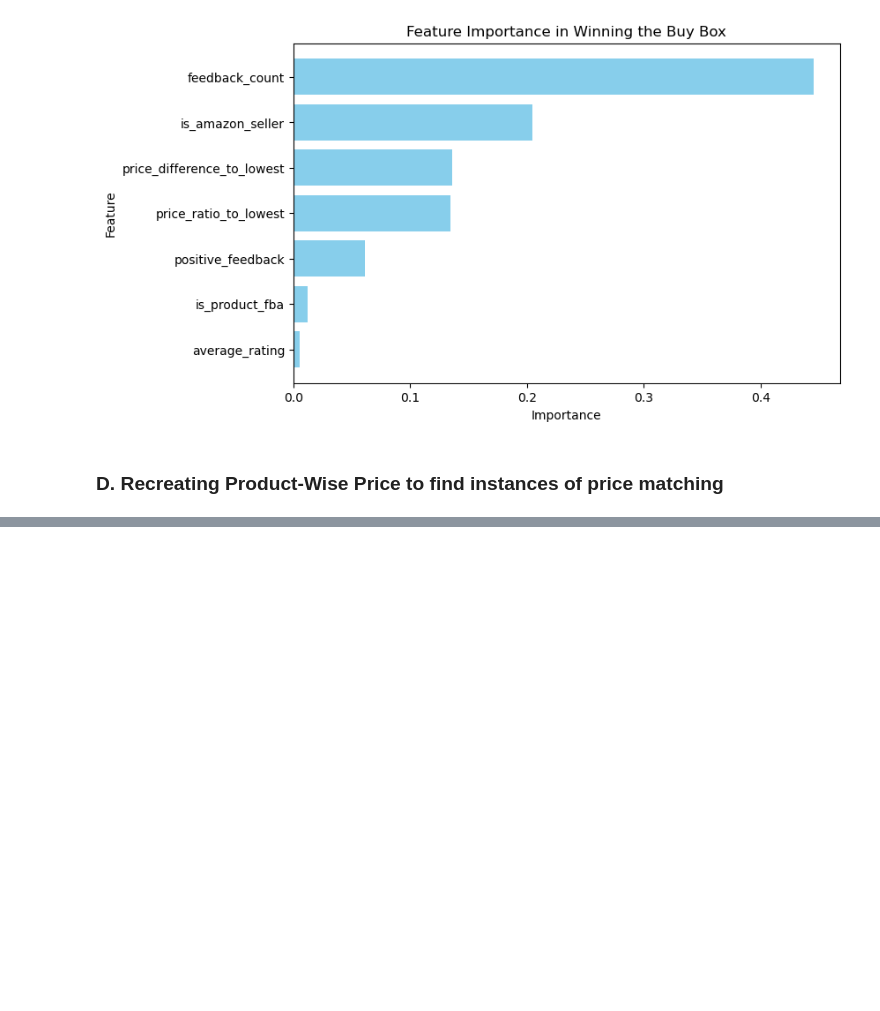
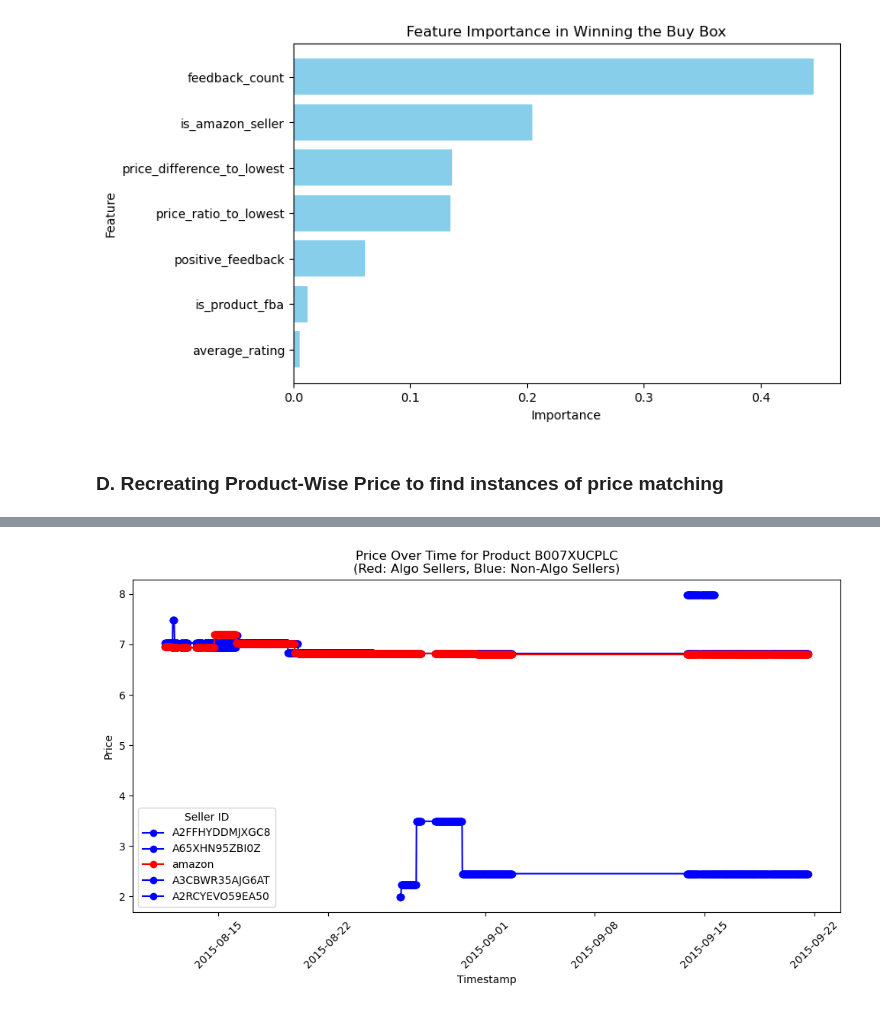
Before and after one commit to ABeltrann/algoPricingResearch, a Jupyter notebook: eda.ipynb, the cells around one changed output, grey strips where cells are left out. Drawn from its saved outputs; the diff is of its cells as text; code cells hidden in the pictures; blank space fills up the shorter version.

```diff
--- a/eda.ipynb
+++ b/eda.ipynb
@@ -276,0 +360,4 @@ unique_pids
+# %%
+product_price()
+# %% [output]
+[figure, added]
```
Also changed, not shown: parts of 17 cells of this notebook.
